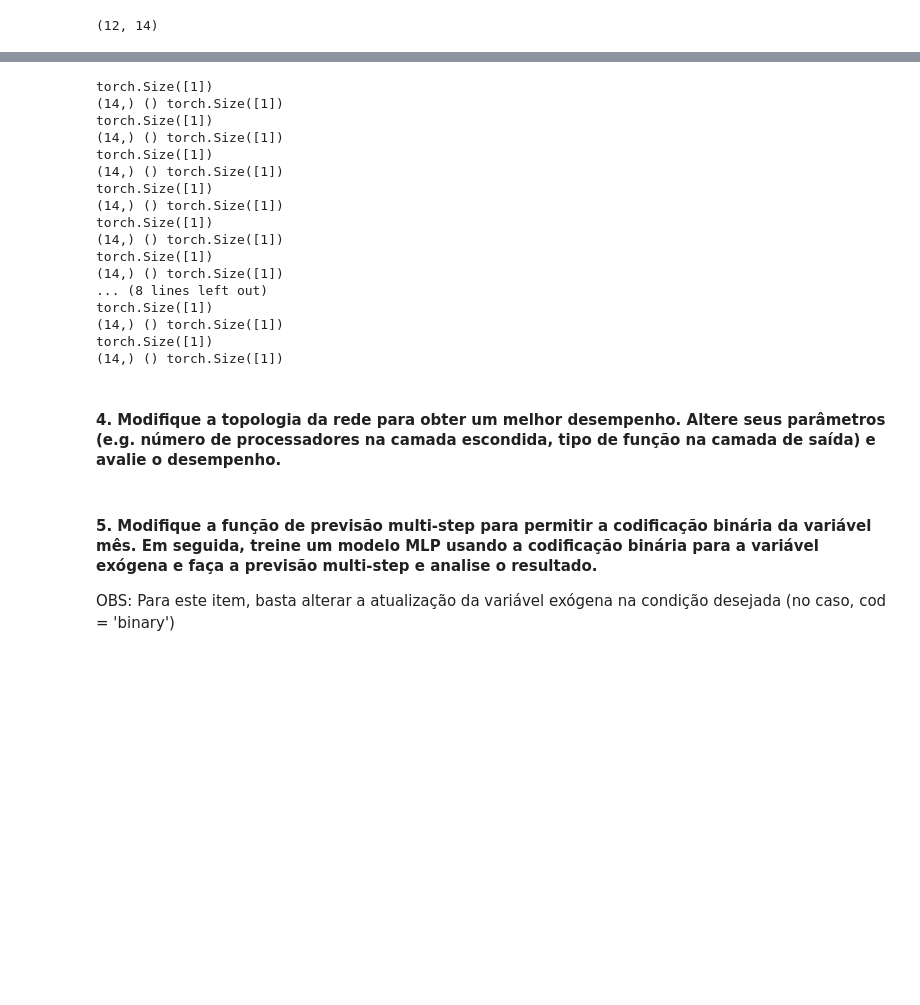
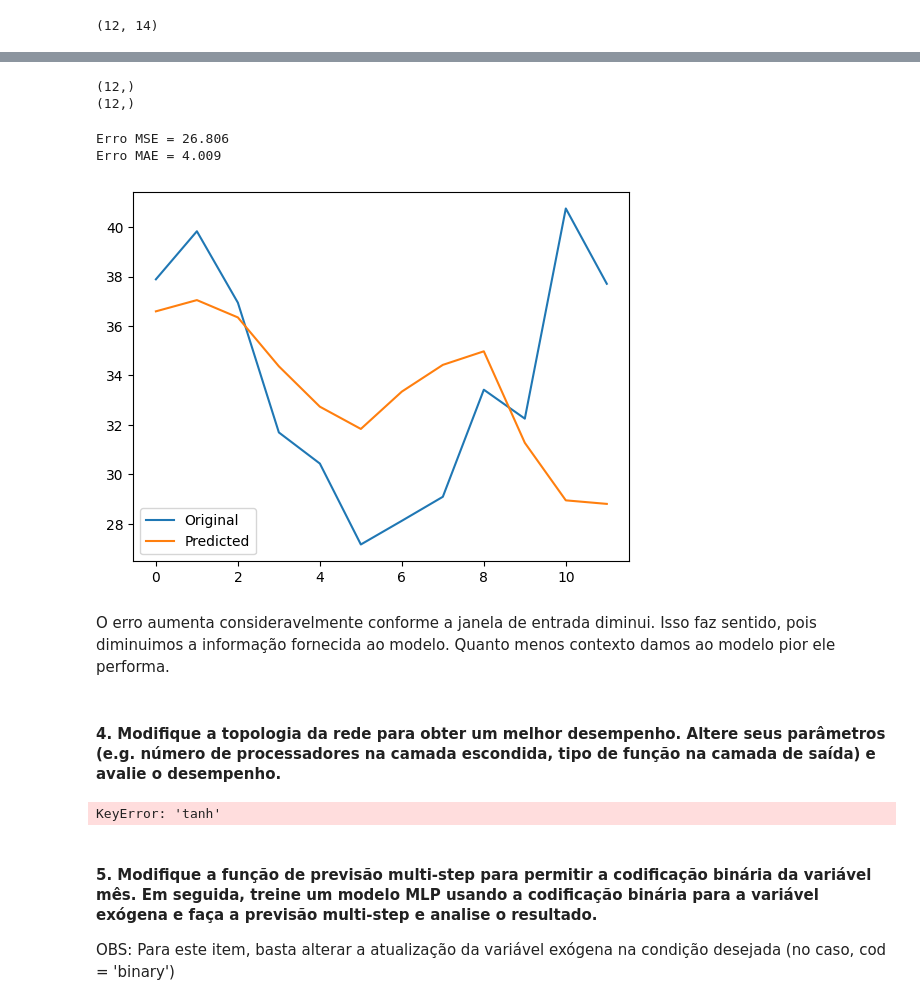
Before and after one commit to thimabru1010/PUC_Redes_Neurais, a Jupyter notebook: pos_grad/lista 2/lista_2_clean.ipynb, the cells around one changed output, grey strips where cells are left out. Saved outputs shown, nothing was run; the diff lists cells and outputs as text; code cells hidden in the pictures; blank space fills up the shorter version.

```diff
--- a/pos_grad/lista 2/lista_2_clean.ipynb
+++ b/pos_grad/lista 2/lista_2_clean.ipynb
@@ -785,13 +786,12 @@ print(X_test.shape)
 # %% [output]
 (12, 14)
 # %%
-def multi_step(model, X_test, cod='numeric', device='cpu', prev=12, input_window=1):
+def multi_step(model, X_test, cod='numeric', device='cpu', prev=12):
   y_result = []
   X_t = np.copy(X_test[0]) #! Porque só pega a p[rimeira amostra?
 
-  for i in range(prev-input_window):
+  for i in range(prev):
       y_hat = model(torch.from_numpy(X_t).float().to(device))
-      print(y_hat.shape)
       if cod == 'numeric':
 
         #Ajeitando a codificação. Transformamos para o valor do mês e somamos 1 (para o próximo passo) e
@@ -812,7 +812,6 @@ def multi_step(model, X_test, cod='numeric', device='cpu', prev=12, input_window
         print('Erro de codificação.')
         break
 
-      print(X_t.shape, X_t[-1].shape, y_hat.shape)
       X_t[-1] = y_hat.cpu().detach().numpy()
 
       y_result.append(y_hat[0].cpu().detach().numpy())
@@ -865,25 +865,28 @@ Epoch 551/1000, Loss: 0.0107
 ... (9 outputs left out)
 # %%
-y_result4 = multi_step(model, X_test, cod='numeric', device=device, input_window=4)
-y_result8 = multi_step(model, X_test, cod='numeric', device=device, input_window=8)
-y_result12 = multi_step(model, X_test, cod='numeric', device=device, input_window=12)
+y_result = multi_step(model, X_test, cod='numeric', device=device)
-# %% [output]
-torch.Size([1])
-(14,) () torch.Size([1])
-torch.Size([1])
-(14,) () torch.Size([1])
-torch.Size([1])
-(14,) () torch.Size([1])
-torch.Size([1])
-(14,) () torch.Size([1])
-torch.Size([1])
-(14,) () torch.Size([1])
-torch.Size([1])
-(14,) () torch.Size([1])
-... (8 lines left out)
-torch.Size([1])
-(14,) () torch.Size([1])
-torch.Size([1])
-(14,) () torch.Size([1])
+# %%
+print(y_result.shape)
+print(y_test.shape)
+# %% [output]
+(12,)
+(12,)
+# %%
+orig_y_eval = y_test*(_max-_min) + _min
+orig_y_hat = y_result*(_max-_min) + _min
+mae_error = mean_absolute_error(orig_y_eval, orig_y_hat)
+mse_error = mean_squared_error(orig_y_eval, orig_y_hat)
+
+plt.plot(orig_y_eval)
+plt.plot(orig_y_hat)
+plt.legend(['Original','Predicted'])
+
+print(f'Erro MSE = {round(mse_error,3)} \nErro MAE = {round(mae_error,3)}')
+# %% [output]
+Erro MSE = 26.806
+Erro MAE = 4.009
+[figure, added]
+# %% [markdown]
+O erro aumenta consideravelmente conforme a janela de entrada diminui. Isso faz sentido, pois diminuimos a informação fornecida ao modelo. Quanto menos contexto damos ao modelo pior ele performa.
 # %% [markdown]
 #### 4.	Modifique a topologia da rede para obter um melhor desempenho. Altere seus parâmetros (e.g. número de processadores na camada escondida, tipo de função na camada de saída) e avalie o desempenho.
@@ -890,3 +906,25 @@ torch.Size([1])
+# %%
+train_dataset = CustomDataset(torch.from_numpy(X_train).float(), torch.from_numpy(y_train).float().unsqueeze(1))
+test_dataset = CustomDataset(torch.from_numpy(X_test).float(), torch.from_numpy(y_test).float().unsqueeze(1))
+
+batch_size = 32
+train_loader = DataLoader(dataset=train_dataset,batch_size=batch_size)
+test_loader = DataLoader(dataset=test_dataset, batch_size=1)
+
+n_input = X_train.shape[1]
+n_output = 1
+hidden_neurons = 70
+
+model = NeuralNetwork(n_input=n_input, n_output=n_output, hidden_neurons=hidden_neurons, hidden_activation='tanh')
+device = torch.device('cuda' if torch.cuda.is_available() else 'cpu')
+model.to(device)
+print(device)
+lr = 0.05
+epochs = 1000
+
+history, y_hat = train(model, train_loader, epochs, device, lr)
+# %% [output]
+KeyError: 'tanh'
 # %% [markdown]
 #### 5. Modifique a função de previsão multi-step para permitir a codificação binária da variável mês. Em seguida, treine um modelo MLP usando a codificação binária para a variável exógena e faça a previsão multi-step e analise o resultado.
 
```
Also changed, not shown: parts of 12 cells of this notebook.
